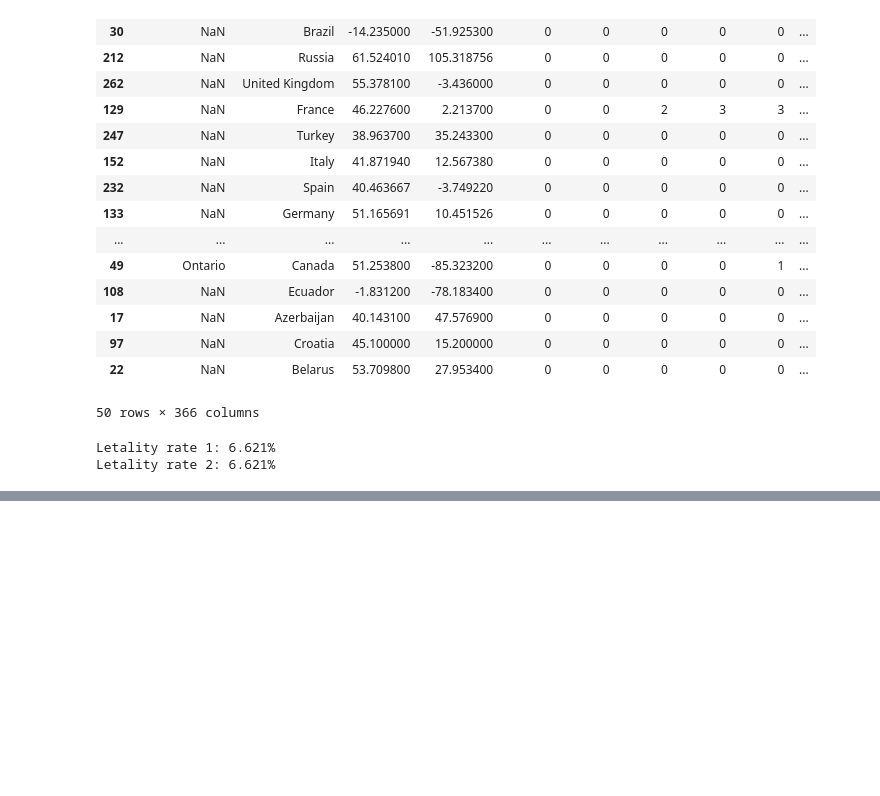
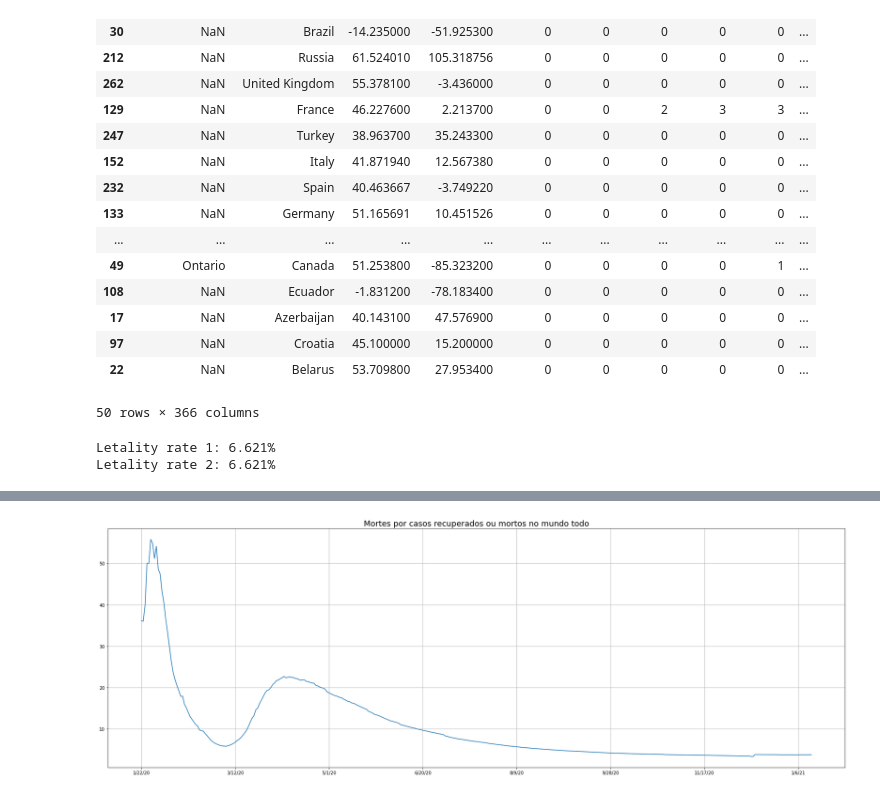
Before and after one commit to Daniel-ASG/Course_Classes, a Jupyter notebook: Data_Science_análises_para_saúde_e_medicina.ipynb, the cells around one changed output, grey strips where cells are left out. Drawn from its saved outputs; the diff is of its cells as text; code cells hidden in the pictures; blank space fills up the shorter version.

```diff
--- a/Data_Science_análises_para_saúde_e_medicina.ipynb
+++ b/Data_Science_análises_para_saúde_e_medicina.ipynb
@@ -865,0 +949,7 @@ Letality rate 2: 6.621%
+# %%
+grouped_per_day.letality_rate_2.plot(figsize=(30,10))
+plt.grid(linestyle='-')
+
+plt.title('Mortes por casos recuperados ou mortos no mundo todo', fontsize=18);
+# %% [output]
+[figure, added]
```
Also changed, not shown: parts of 12 cells of this notebook.
